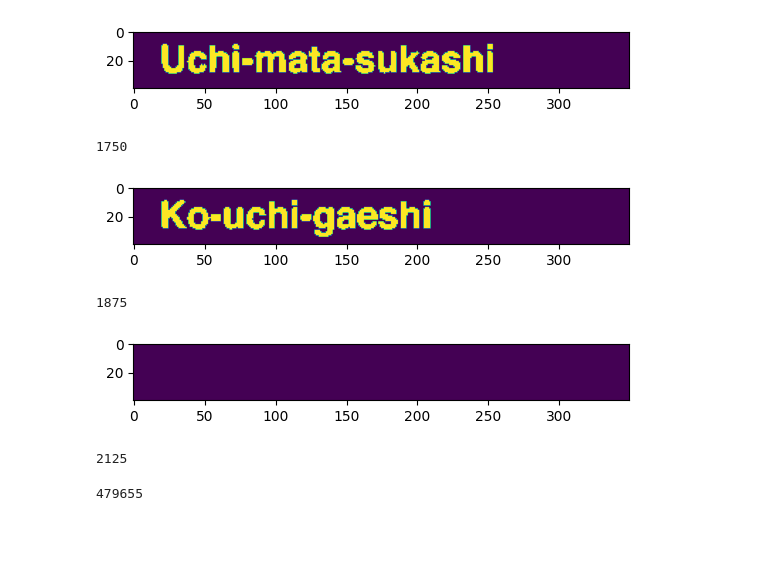
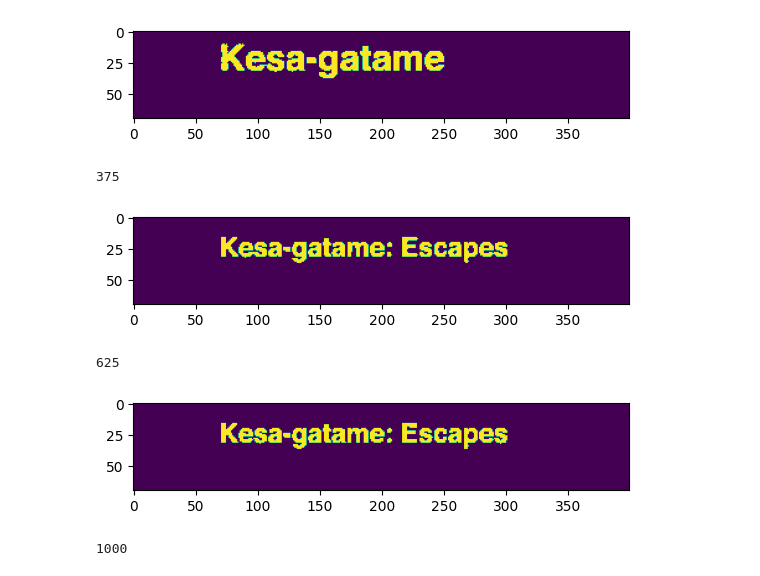
Before and after one commit to acmiyaguchi/judo, a Jupyter notebook: notebooks/01-video-segment.ipynb, the cells around one changed output. Saved outputs shown, nothing was run; the diff lists cells and outputs as text; code cells hidden in the pictures; blank space fills up the shorter version.

```diff
--- a/notebooks/01-video-segment.ipynb
+++ b/notebooks/01-video-segment.ipynb
@@ -16,30 +7,0 @@ fps
-# %%
-from tqdm import tqdm
-
-
-def get_frames(cap):
-    while True:
-        ret, frame = cap.read()
-        if not ret:
-            break
-        yield frame
-
-
-def get_subset(img):
-    img = img[600:700, :400]
-    img = cv2.cvtColor(img, cv2.COLOR_BGR2GRAY)
-    img = cv2.threshold(img, 255 * 0.9, 255, cv2.THRESH_BINARY)[1]
-    # lets also flood fill the background with white starting at the bottom left
-    cv2.floodFill(img, None, (0, 0), 255)
-    # truncate again
-    img = img[30:70, 50:400]
-    # invert so text is 255
-    img = cv2.bitwise_not(img)
-    return img
-
-
-cap = cv2.VideoCapture(video.as_posix())
-frames = []
-for frame in tqdm(get_frames(cap)):
-    subset = get_subset(frame)
-    frames.append(subset)
@@ -46,16 +85,12 @@ for frame in tqdm(get_frames(cap)):
 # %%
-for i in [25 * 70, 25 * 75, 25 * 85]:
+for i in [25 * 15, 25 * 25, 25 * 40]:
     plt.imshow(frames[i])
     plt.show()
     print(i)
 # %% [output]
-[figure, old version]
+[figure, new version]
-1750
+375
-[figure, old version]
+[figure, new version]
-1875
+625
-[figure, old version]
+[figure, new version]
-2125
+1000
-# %%
-np.sum(np.abs(frames[25 * 75] - frames[25 * 85]))
-# %% [output]
-479655
```
Also changed, not shown: parts of 8 cells of this notebook, 1 other file.
